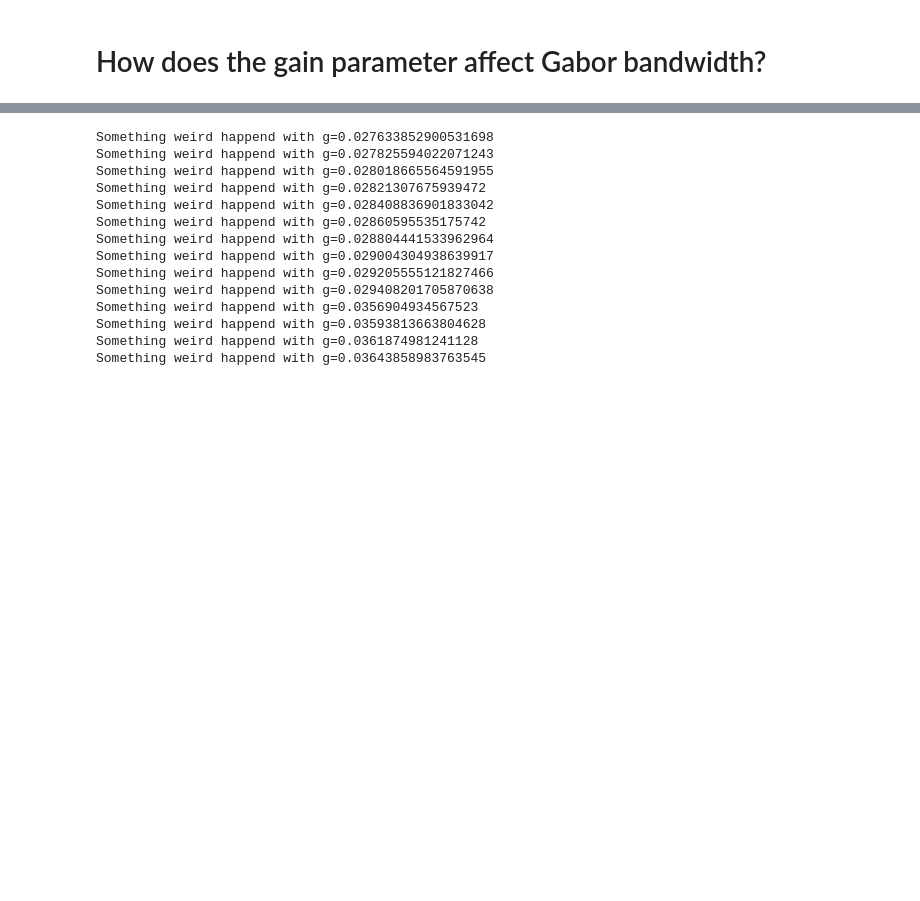
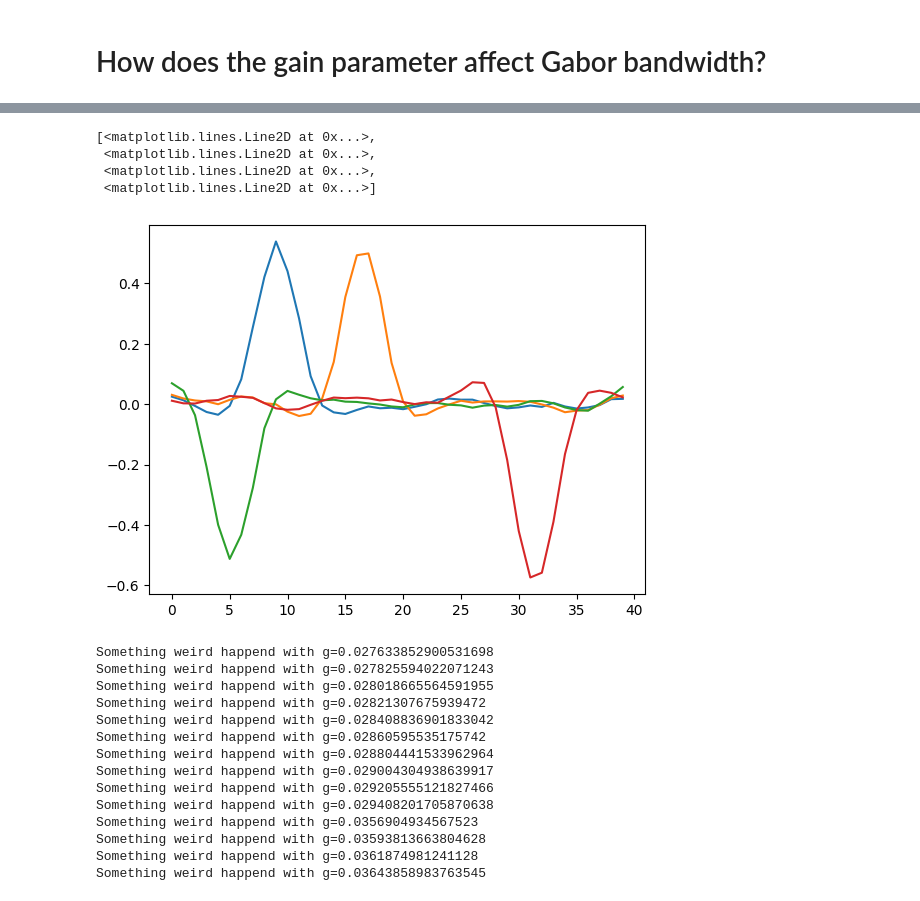
Before and after one commit to leonlufkin/Localization, a Jupyter notebook: notebooks/gain_sweep.ipynb, the cells around one changed output, grey strips where cells are left out. Saved outputs shown, nothing was run; the diff lists cells and outputs as text; code cells hidden in the pictures; blank space fills up the shorter version.

```diff
--- a/notebooks/gain_sweep.ipynb
+++ b/notebooks/gain_sweep.ipynb
@@ -108,3 +111,11 @@ Already simulated
+# %%
+plt.plot( weights[-1,:4].T )
+# %% [output]
+[<matplotlib.lines.Line2D at 0x...>,
+ <matplotlib.lines.Line2D at 0x...>,
+ <matplotlib.lines.Line2D at 0x...>,
+ <matplotlib.lines.Line2D at 0x...>]
+[figure, added]
 # %%
 # sweep across gains
 all_weights = np.zeros((len(GAIN_SWEEP), 40))
```
Also changed, not shown: parts of 12 cells of this notebook, 4 other files.
